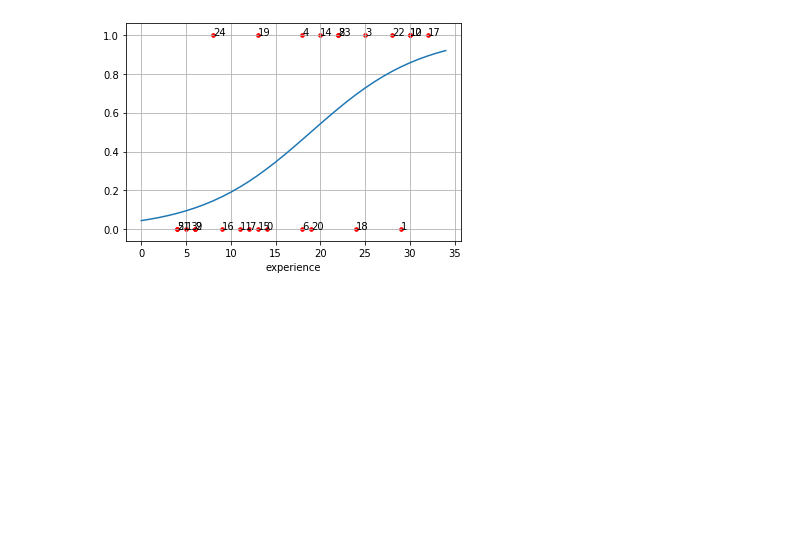
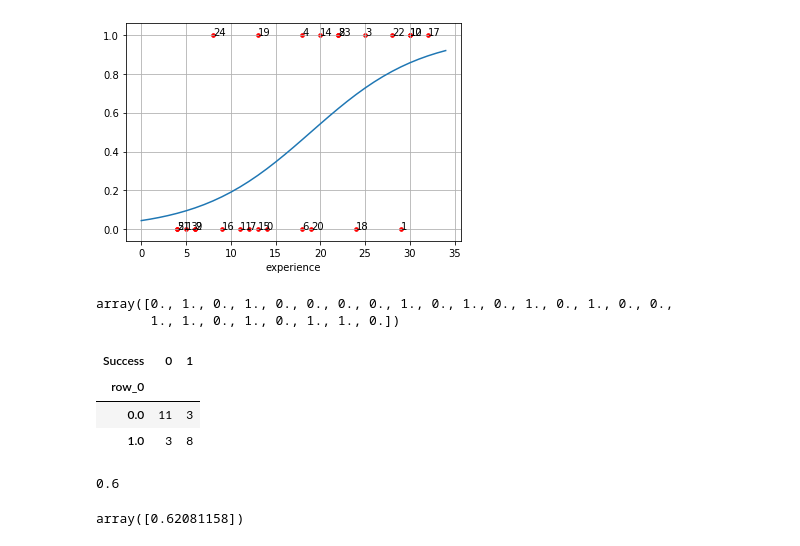
Before and after one commit to adazxx/NOTES, a Jupyter notebook: Wk6_task_ClassDemo.ipynb, the cells around one changed output. Saved outputs shown, nothing was run; the diff lists cells and outputs as text; code cells hidden in the pictures; blank space fills up the shorter version.

```diff
--- a/Wk6_task_ClassDemo.ipynb
+++ b/Wk6_task_ClassDemo.ipynb
@@ -254,3 +254,18 @@ plt.xlabel('experience')
 plt.grid()
 # %% [output]
 [figure]
+# %%
+result = np.zeros(n)
+# %%
+result[model_glm.predict() > 0.5] = 1
+result
+# %% [output]
+array([0., 1., 0., 1., 0., 0., 0., 0., 1., 0., 1., 0., 1., 0., 1., 0., 0.,
+       1., 1., 0., 1., 0., 1., 1., 0.])
+# %%
+pd.crosstab(result, success)
+# %% [output]
+| Success | 0 | 1 |
+| row_0 |  |  |
+| 0.0 | 11 | 3 |
+| 1.0 | 3 | 8 |
@@ -256,0 +274,5 @@ plt.grid()
+# %%
+# error rate
+6/10
+# %% [output]
+0.6
@@ -256,0 +281,4 @@ plt.grid()
+# %%
+model_glm.predict([1,22])
+# %% [output]
+array([0.62081158])
```
Also changed, not shown: parts of 46 cells of this notebook.
